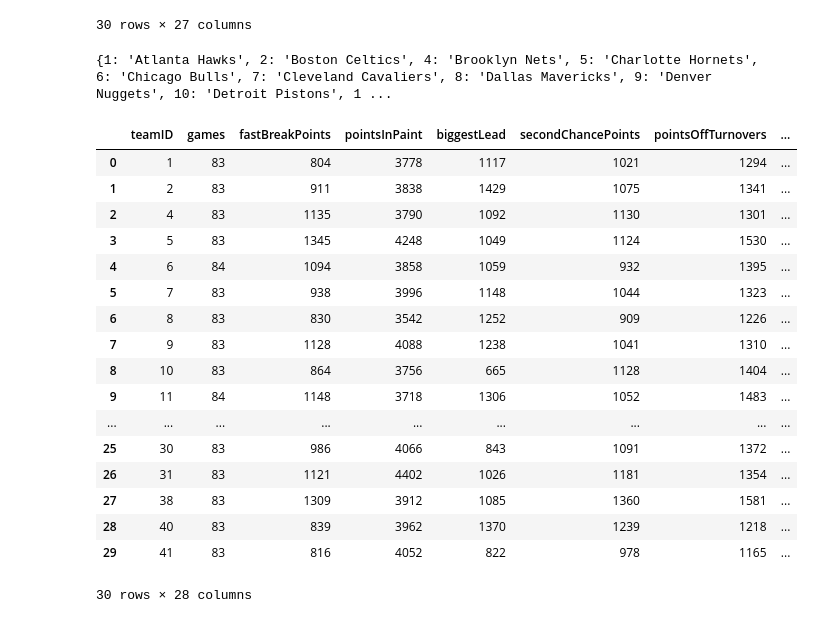
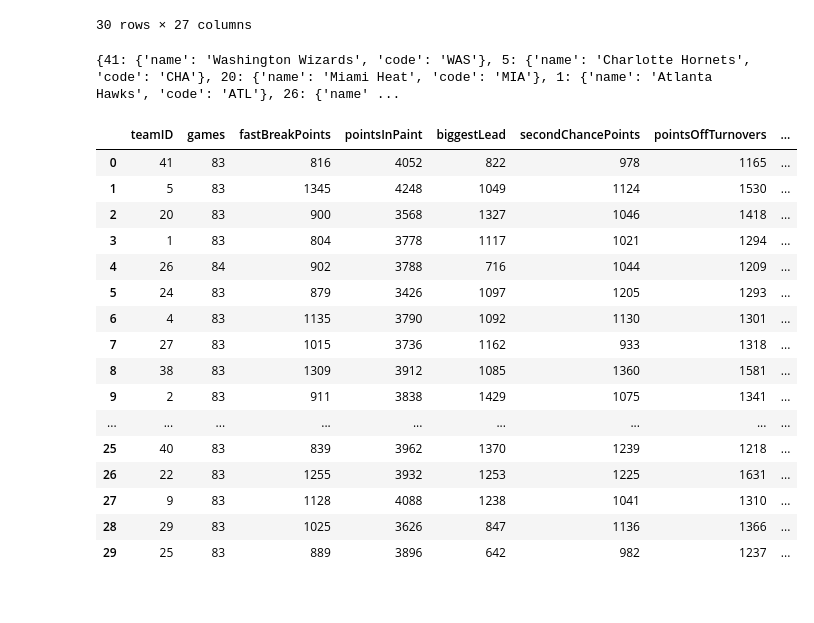
Before and after one commit to daffakenny/apireq, a Jupyter notebook: data_prep.ipynb, the cells around one changed output. Drawn from its saved outputs; the diff is of its cells as text; code cells hidden in the pictures.

```diff
--- a/data_prep.ipynb
+++ b/data_prep.ipynb
@@ -151,33 +118,47 @@ nbateamstats
 | 29 | 41 | 83 | 816 | 4052 | 822 | 978 | 1165 | ... |
 30 rows × 27 columns
 # %%
-# Create dictionary to map teamID/id to teamName/name
+# Create dictionary to map ID, Name, and Code
 
-teamID2name = dict(zip(nbateams['id'], nbateams['name']))
-print(teamID2name)
+team_info_dict = {id_: {'name': name, 'code': code} for
+                  id_, name, code in zip(nbastandings['teamID'], nbastandings['teamName'], nbastandings['teamCode'])}
+print(team_info_dict)
 # %% [output]
-{1: 'Atlanta Hawks', 2: 'Boston Celtics', 4: 'Brooklyn Nets', 5: 'Charlotte Hornets', 6: 'Chicago Bulls', 7: 'Cleveland Cavaliers', 8: 'Dallas Mavericks', 9: 'Denver Nuggets', 10: 'Detroit Pistons', 1 ...
+{41: {'name': 'Washington Wizards', 'code': 'WAS'}, 5: {'name': 'Charlotte Hornets', 'code': 'CHA'}, 20: {'name': 'Miami Heat', 'code': 'MIA'}, 1: {'name': 'Atlanta Hawks', 'code': 'ATL'}, 26: {'name' ...
-# %%
-# Adding team name to their respective id using dict
-nbateamstats['name'] = nbateamstats['teamID'].map(teamID2name)
-nbateamstats
-# %% [output]
-|  | teamID | games | fastBreakPoints | pointsInPaint | biggestLead | secondChancePoints | pointsOffTurnovers | ... |
-| 0 | 1 | 83 | 804 | 3778 | 1117 | 1021 | 1294 | ... |
-| 1 | 2 | 83 | 911 | 3838 | 1429 | 1075 | 1341 | ... |
-| 2 | 4 | 83 | 1135 | 3790 | 1092 | 1130 | 1301 | ... |
-| 3 | 5 | 83 | 1345 | 4248 | 1049 | 1124 | 1530 | ... |
-| 4 | 6 | 84 | 1094 | 3858 | 1059 | 932 | 1395 | ... |
-| 5 | 7 | 83 | 938 | 3996 | 1148 | 1044 | 1323 | ... |
-| 6 | 8 | 83 | 830 | 3542 | 1252 | 909 | 1226 | ... |
-| 7 | 9 | 83 | 1128 | 4088 | 1238 | 1041 | 1310 | ... |
-| 8 | 10 | 83 | 864 | 3756 | 665 | 1128 | 1404 | ... |
-| 9 | 11 | 84 | 1148 | 3718 | 1306 | 1052 | 1483 | ... |
-| ... | ... | ... | ... | ... | ... | ... | ... | ... |
-| 25 | 30 | 83 | 986 | 4066 | 843 | 1091 | 1372 | ... |
-| 26 | 31 | 83 | 1121 | 4402 | 1026 | 1181 | 1354 | ... |
-| 27 | 38 | 83 | 1309 | 3912 | 1085 | 1360 | 1581 | ... |
-| 28 | 40 | 83 | 839 | 3962 | 1370 | 1239 | 1218 | ... |
-| 29 | 41 | 83 | 816 | 4052 | 822 | 978 | 1165 | ... |
-30 rows × 28 columns
+# %%
+nbateamstats = nbateamstats.merge(nbastandings[['teamID'
+                                                , 'teamName'
+                                                , 'teamCode'
+                                                , 'conferenceName'
+                                                , 'conferenceRank'
+                                                , 'conferenceWin'
+                                                , 'conferenceLoss'
+                                                , 'winHome'
+                                                , 'winAway'
+                                                , 'lossHome'
+                                                , 'lossAway']], on='teamID', how='right')
+
+with pd.option_context('display.max_rows', None,
+                       'display.max_columns', None,
+                       'display.precision', 3,
+                       ):
+    display(nbateamstats)
+# %% [output]
+|  | teamID | games | fastBreakPoints | pointsInPaint | biggestLead | secondChancePoints | pointsOffTurnovers | ... |
+| 0 | 41 | 83 | 816 | 4052 | 822 | 978 | 1165 | ... |
+| 1 | 5 | 83 | 1345 | 4248 | 1049 | 1124 | 1530 | ... |
+| 2 | 20 | 83 | 900 | 3568 | 1327 | 1046 | 1418 | ... |
+| 3 | 1 | 83 | 804 | 3778 | 1117 | 1021 | 1294 | ... |
+| 4 | 26 | 84 | 902 | 3788 | 716 | 1044 | 1209 | ... |
+| 5 | 24 | 83 | 879 | 3426 | 1097 | 1205 | 1293 | ... |
+| 6 | 4 | 83 | 1135 | 3790 | 1092 | 1130 | 1301 | ... |
+| 7 | 27 | 83 | 1015 | 3736 | 1162 | 933 | 1318 | ... |
+| 8 | 38 | 83 | 1309 | 3912 | 1085 | 1360 | 1581 | ... |
+| 9 | 2 | 83 | 911 | 3838 | 1429 | 1075 | 1341 | ... |
+| ... | ... | ... | ... | ... | ... | ... | ... | ... |
+| 25 | 40 | 83 | 839 | 3962 | 1370 | 1239 | 1218 | ... |
+| 26 | 22 | 83 | 1255 | 3932 | 1253 | 1225 | 1631 | ... |
+| 27 | 9 | 83 | 1128 | 4088 | 1238 | 1041 | 1310 | ... |
+| 28 | 29 | 83 | 1025 | 3626 | 847 | 1136 | 1366 | ... |
+| 29 | 25 | 83 | 889 | 3896 | 642 | 982 | 1237 | ... |
 # %%
```
Also changed, not shown: parts of 9 cells of this notebook, 2 other files.
